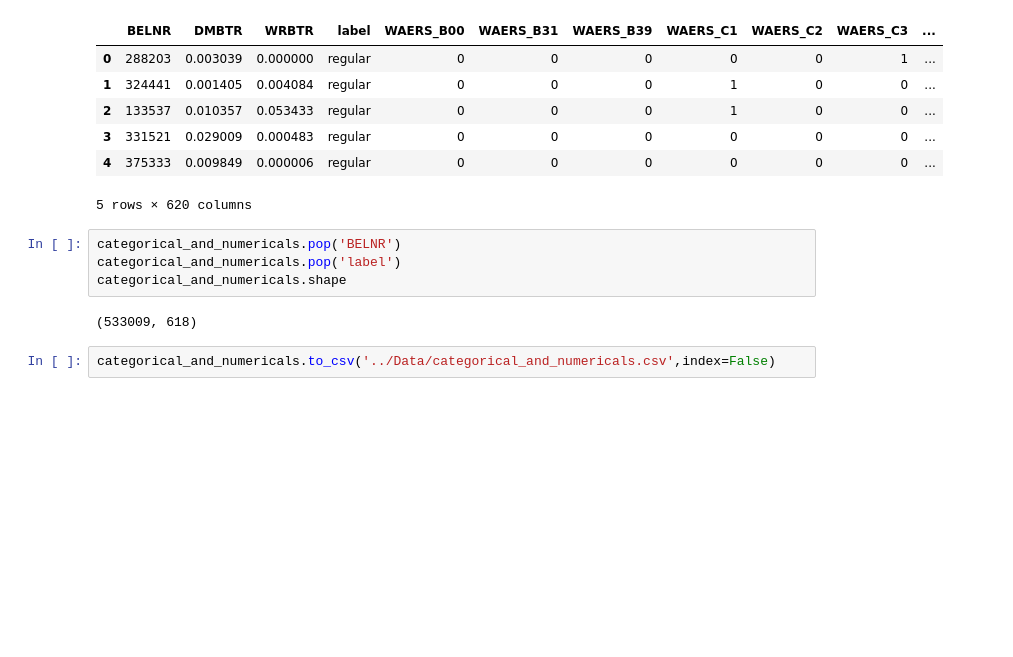
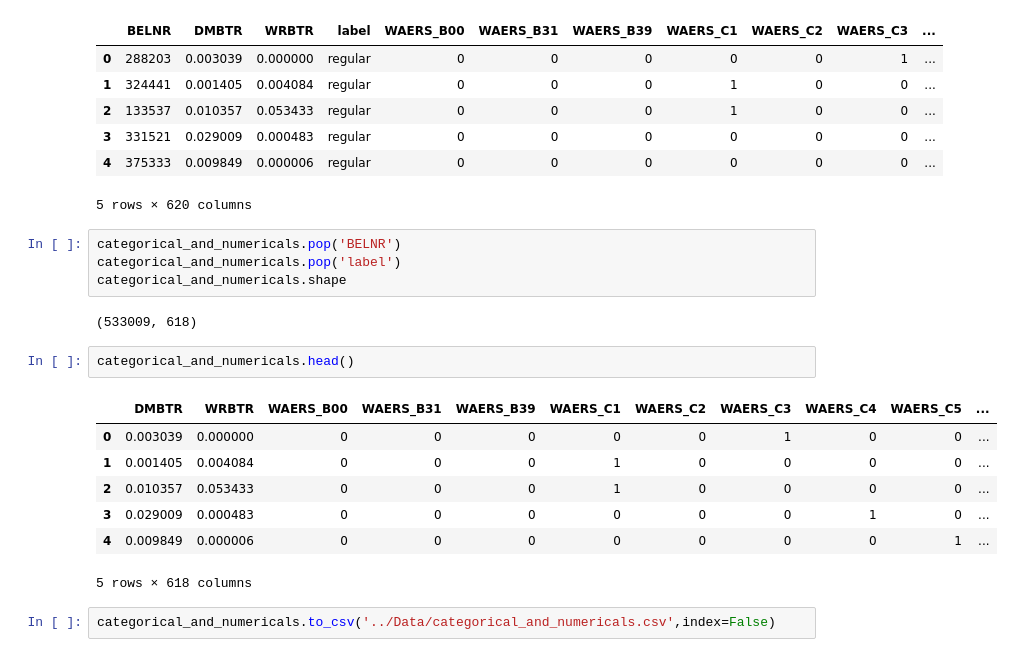
Before and after one commit to subhasisj/Deep_Learning_with_PyTorch, a Jupyter notebook: Anomaly_Detection_Financial_Accounting/Notebooks/Exploration.ipynb, the cells around one changed output. Cells and saved outputs as stored; diff of their text form; blank space fills up the shorter version.

```diff
--- a/Anomaly_Detection_Financial_Accounting/Notebooks/Exploration.ipynb
+++ b/Anomaly_Detection_Financial_Accounting/Notebooks/Exploration.ipynb
@@ -108,5 +108,15 @@ categorical_and_numericals.pop('label')
 categorical_and_numericals.shape
 # %% [output]
 (533009, 618)
+# %%
+categorical_and_numericals.head()
+# %% [output]
+|  | DMBTR | WRBTR | WAERS_B00 | WAERS_B31 | WAERS_B39 | WAERS_C1 | WAERS_C2 | WAERS_C3 | WAERS_C4 | WAERS_C5 | ... |
+| 0 | 0.003039 | 0.000000 | 0 | 0 | 0 | 0 | 0 | 1 | 0 | 0 | ... |
+| 1 | 0.001405 | 0.004084 | 0 | 0 | 0 | 1 | 0 | 0 | 0 | 0 | ... |
+| 2 | 0.010357 | 0.053433 | 0 | 0 | 0 | 1 | 0 | 0 | 0 | 0 | ... |
+| 3 | 0.029009 | 0.000483 | 0 | 0 | 0 | 0 | 0 | 0 | 1 | 0 | ... |
+| 4 | 0.009849 | 0.000006 | 0 | 0 | 0 | 0 | 0 | 0 | 0 | 1 | ... |
+5 rows × 618 columns
 # %%
 categorical_and_numericals.to_csv('../Data/categorical_and_numericals.csv',index=False)
```
Also changed, not shown: 8 other files.
